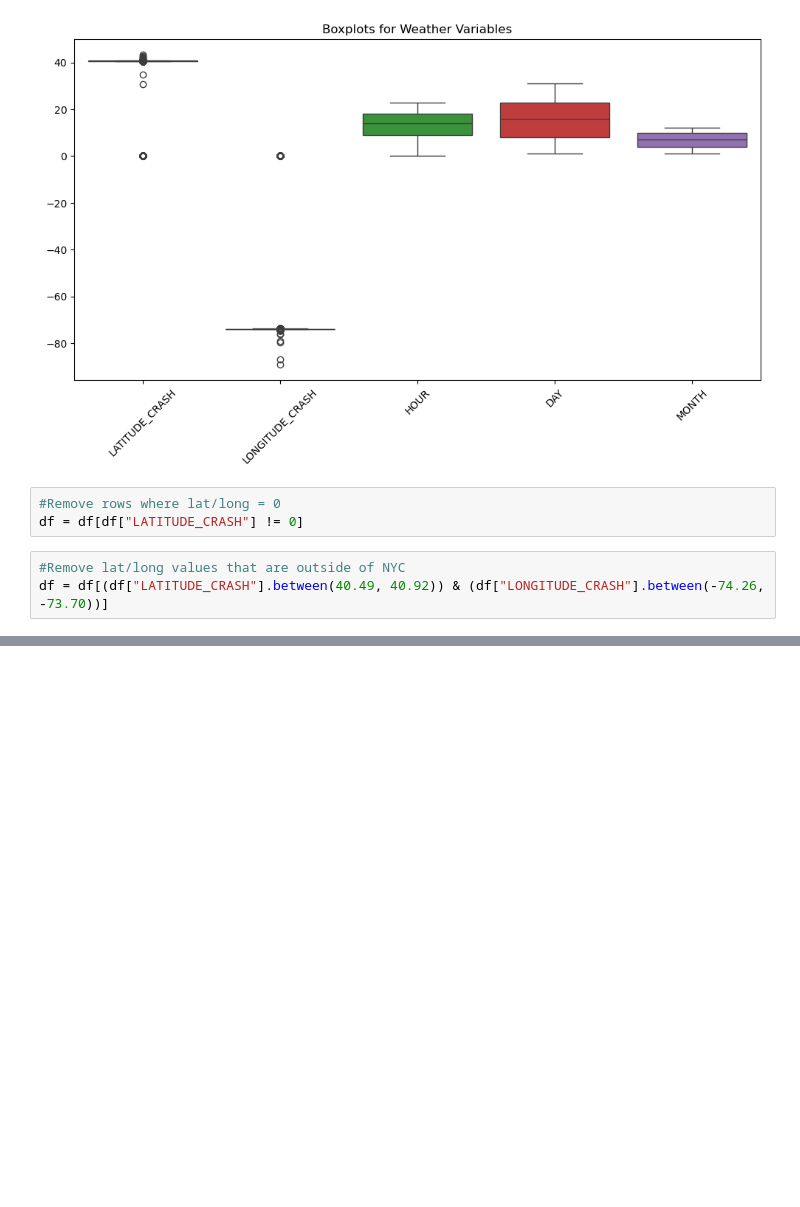
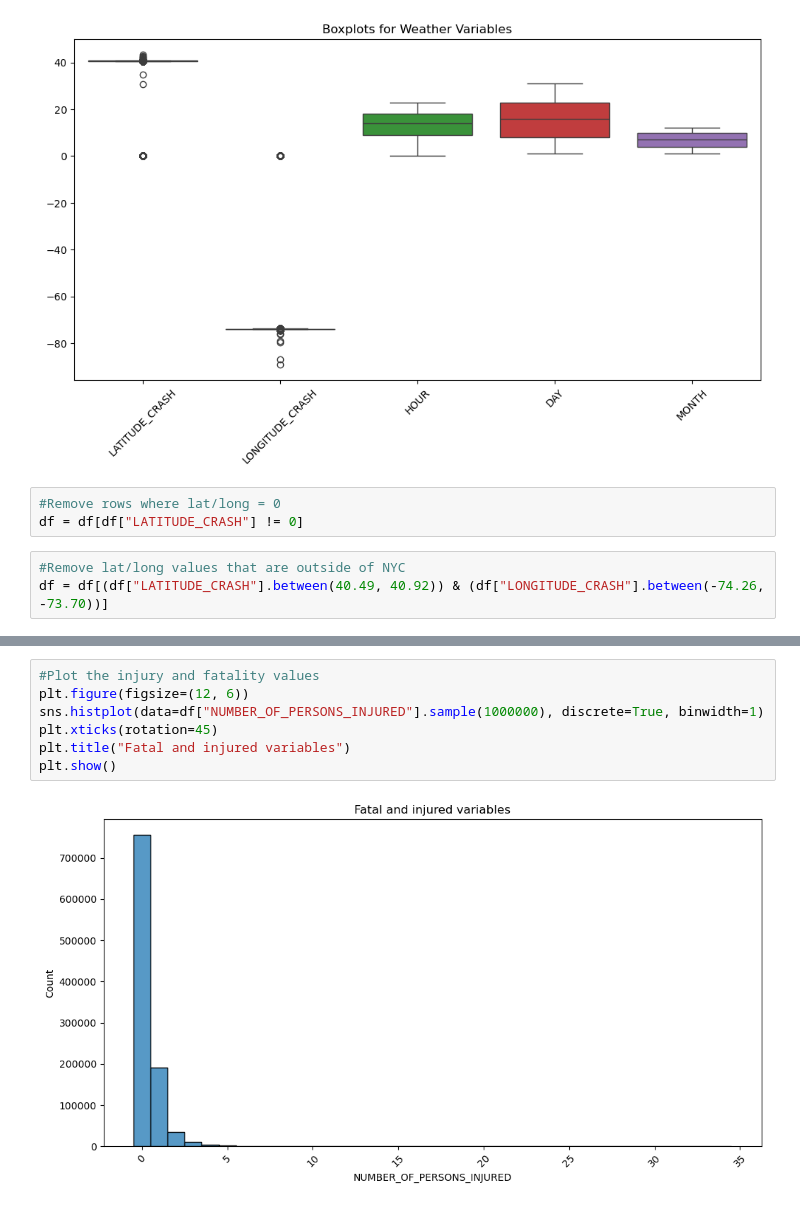
Before and after one commit to jing396/DVA-Project, a Jupyter notebook: data_cleaning.ipynb, the cells around one changed output, grey strips where cells are left out. Drawn from its saved outputs; the diff is of its cells as text; blank space fills up the shorter version.

```diff
--- a/data_cleaning.ipynb
+++ b/data_cleaning.ipynb
@@ -344,0 +309,9 @@ plt.show()
+# %%
+#Plot the injury and fatality values
+plt.figure(figsize=(12, 6))
+sns.histplot(data=df["NUMBER_OF_PERSONS_INJURED"].sample(1000000), discrete=True, binwidth=1)
+plt.xticks(rotation=45)
+plt.title("Fatal and injured variables")
+plt.show()
+# %% [output]
+[figure, added]
```
Also changed, not shown: parts of 14 cells of this notebook, 1 other file.
